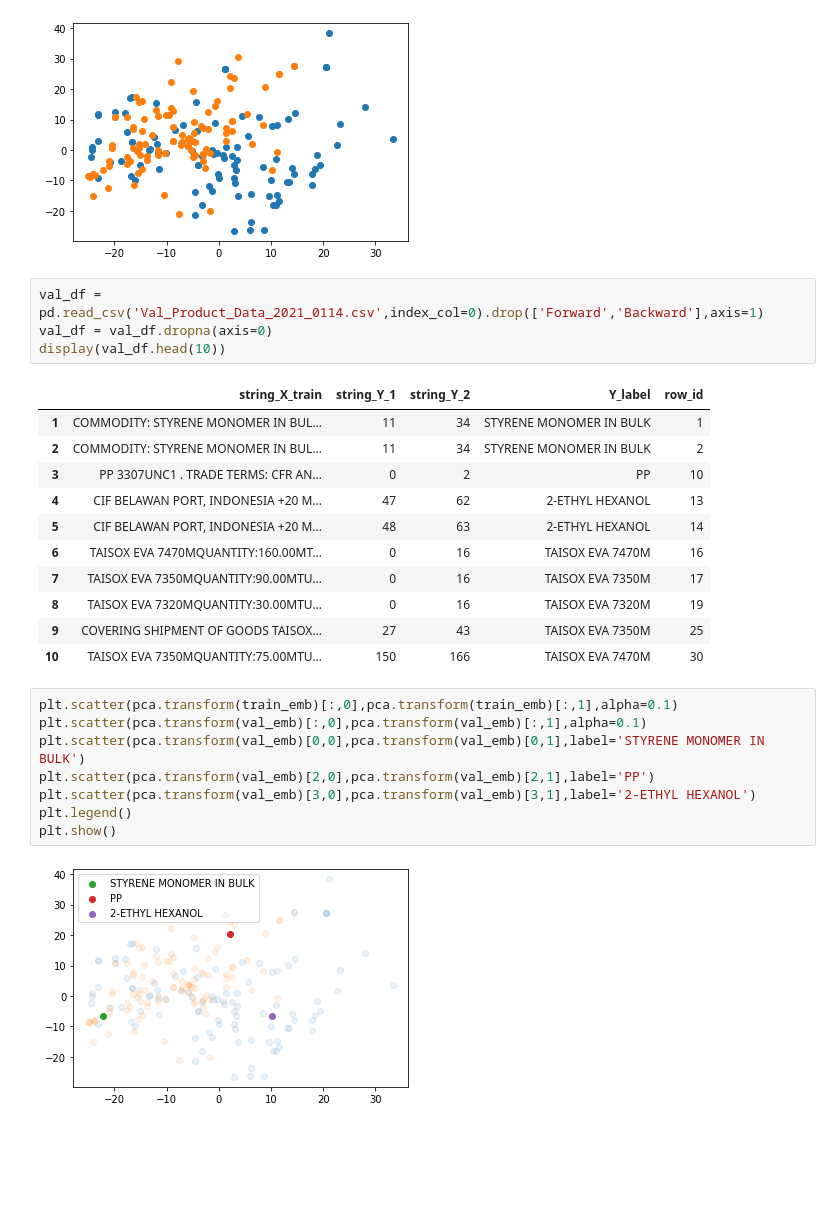
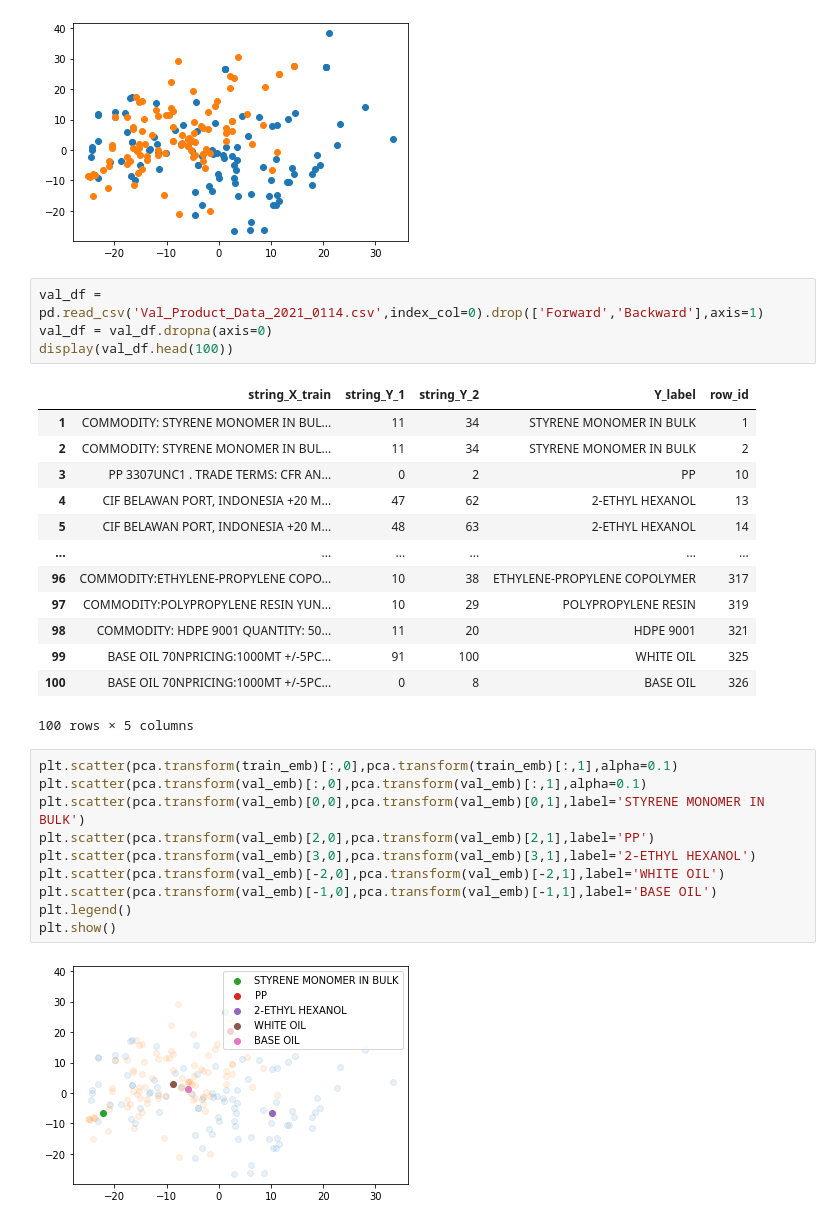
Before and after one commit to skywalker0803r/Product_Data_SQuAD, a Jupyter notebook: bert_space.ipynb, the cells around one changed output. Cells and saved outputs as stored; diff of their text form; blank space fills up the shorter version.

```diff
--- a/bert_space.ipynb
+++ b/bert_space.ipynb
@@ -124,7 +124,7 @@ plt.scatter(pca.transform(val_emb)[:,0],pca.transform(val_emb)[:,1])
 # %%
 val_df = pd.read_csv('Val_Product_Data_2021_0114.csv',index_col=0).drop(['Forward','Backward'],axis=1)
 val_df = val_df.dropna(axis=0)
-display(val_df.head(10))
+display(val_df.head(100))
 # %% [output]
 |  | string_X_train | string_Y_1 | string_Y_2 | Y_label | row_id |
 | 1 | COMMODITY: STYRENE MONOMER IN BUL... | 11 | 34 | STYRENE MONOMER IN BULK | 1 |
@@ -132,18 +132,22 @@ display(val_df.head(10))
 | 3 | PP 3307UNC1 . TRADE TERMS: CFR AN... | 0 | 2 | PP | 10 |
 | 4 | CIF BELAWAN PORT, INDONESIA +20 M... | 47 | 62 | 2-ETHYL HEXANOL | 13 |
 | 5 | CIF BELAWAN PORT, INDONESIA +20 M... | 48 | 63 | 2-ETHYL HEXANOL | 14 |
-| 6 | TAISOX EVA 7470MQUANTITY:160.00MT... | 0 | 16 | TAISOX EVA 7470M | 16 |
-| 7 | TAISOX EVA 7350MQUANTITY:90.00MTU... | 0 | 16 | TAISOX EVA 7350M | 17 |
-| 8 | TAISOX EVA 7320MQUANTITY:30.00MTU... | 0 | 16 | TAISOX EVA 7320M | 19 |
-| 9 | COVERING SHIPMENT OF GOODS TAISOX... | 27 | 43 | TAISOX EVA 7350M | 25 |
-| 10 | TAISOX EVA 7350MQUANTITY:75.00MTU... | 150 | 166 | TAISOX EVA 7470M | 30 |
+| ... | ... | ... | ... | ... | ... |
+| 96 | COMMODITY:ETHYLENE-PROPYLENE COPO... | 10 | 38 | ETHYLENE-PROPYLENE COPOLYMER | 317 |
+| 97 | COMMODITY:POLYPROPYLENE RESIN YUN... | 10 | 29 | POLYPROPYLENE RESIN | 319 |
+| 98 | COMMODITY: HDPE 9001 QUANTITY: 50... | 11 | 20 | HDPE 9001 | 321 |
+| 99 | BASE OIL 70NPRICING:1000MT +/-5PC... | 91 | 100 | WHITE OIL | 325 |
+| 100 | BASE OIL 70NPRICING:1000MT +/-5PC... | 0 | 8 | BASE OIL | 326 |
+100 rows × 5 columns
 # %%
 plt.scatter(pca.transform(train_emb)[:,0],pca.transform(train_emb)[:,1],alpha=0.1)
 plt.scatter(pca.transform(val_emb)[:,0],pca.transform(val_emb)[:,1],alpha=0.1)
 plt.scatter(pca.transform(val_emb)[0,0],pca.transform(val_emb)[0,1],label='STYRENE MONOMER IN BULK')
 plt.scatter(pca.transform(val_emb)[2,0],pca.transform(val_emb)[2,1],label='PP')
 plt.scatter(pca.transform(val_emb)[3,0],pca.transform(val_emb)[3,1],label='2-ETHYL HEXANOL')
+plt.scatter(pca.transform(val_emb)[-2,0],pca.transform(val_emb)[-2,1],label='WHITE OIL')
+plt.scatter(pca.transform(val_emb)[-1,0],pca.transform(val_emb)[-1,1],label='BASE OIL')
 plt.legend()
 plt.show()
 # %% [output]
-[figure, old version]
+[figure, new version]
```
Also changed, not shown: parts of 1 cell of this notebook.
